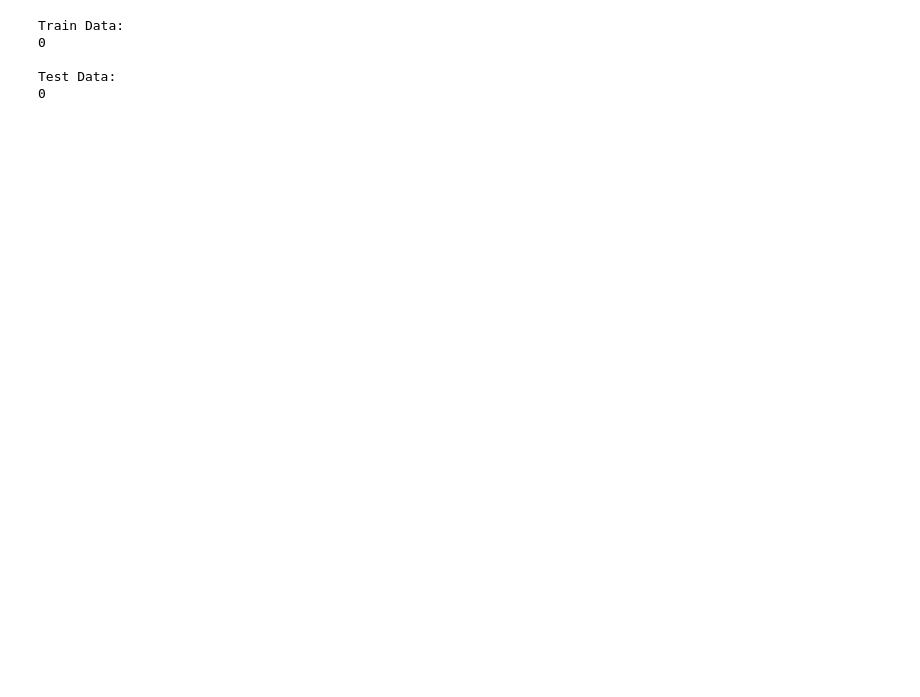
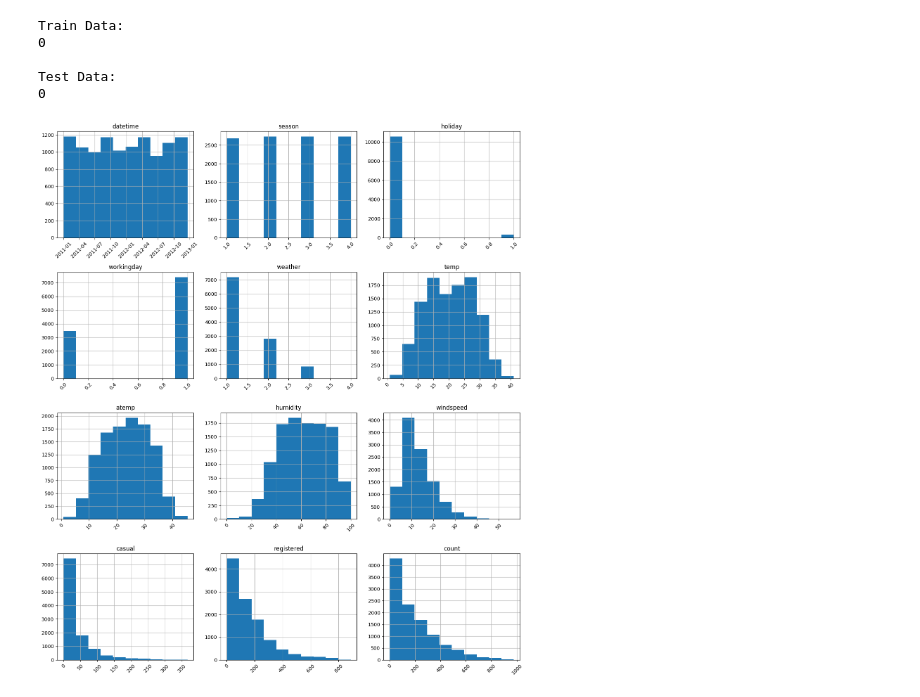
Before and after one commit to jay-watt/bike_sharing, a Jupyter notebook: noteboooks/data_exploration.ipynb, the cells around one changed output. Drawn from its saved outputs; the diff is of its cells as text; code cells hidden in the pictures; blank space fills up the shorter version.

Commit message:
Add potential categorical feature detection and numerical univariate analysis

```diff
--- a/noteboooks/data_exploration.ipynb
+++ b/noteboooks/data_exploration.ipynb
@@ -96,3 +161,17 @@ Train Data:
 
 Test Data:
 0
+# %%
+import matplotlib.pyplot as plt
+
+# Univariate analysis: feature distributions
+axes = train_data.hist(figsize=(14, 16), layout=(4, 3), sharex=False)
+
+# Rotate x-axis labels for each subplot
+for ax in axes.flatten():
+    ax.tick_params(axis='x', rotation=45)
+
+plt.tight_layout()
+plt.show()
+# %% [output]
+[figure, added]
```
Also changed, not shown: parts of 8 cells of this notebook.
